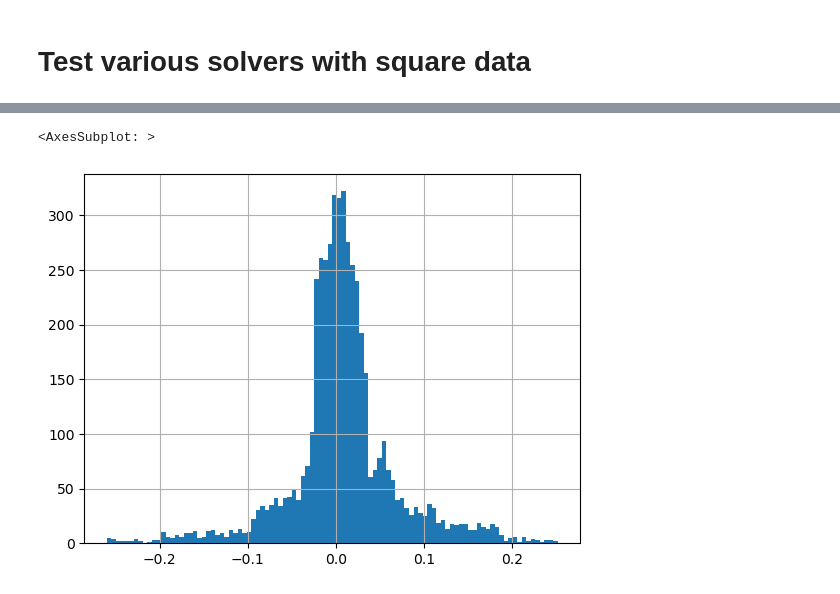
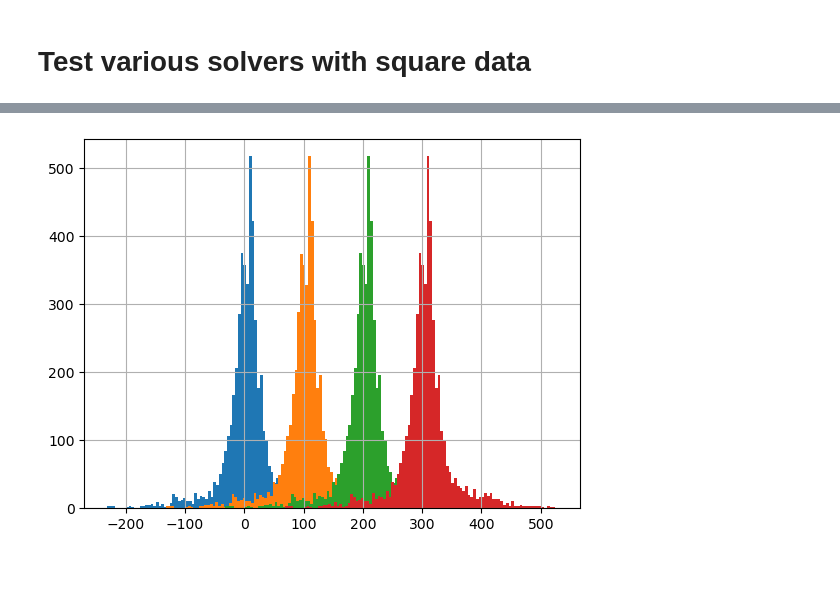
Before and after one commit to mdtanker/RIS_gravity_inversion, a Jupyter notebook: notebooks/solver_comparison.ipynb, the cells around one changed output, grey strips where cells are left out. Saved outputs shown, nothing was run; the diff lists cells and outputs as text; code cells hidden in the pictures.

```diff
--- a/notebooks/solver_comparison.ipynb
+++ b/notebooks/solver_comparison.ipynb
@@ -32,16 +84,19 @@ residuals = copy.deepcopy(square_res)
 solvers = [
     "verde least squares",
     "scipy least squares",
-    "scipy constrained",
-    "scipy nonlinear lsqr",
-    "CLR",
-    "scipy conjugate",
+    # "scipy constrained",
+    # "CLR",
+    # "scipy conjugate",
+
     "numpy least squares",
-    "steepest descent",
+    # "steepest descent",
     "gauss newton",
 ]
 # %%
+times = []
+results = []
 for s in solvers:
+    time_start = time.perf_counter()
     step = inv.solver(
         jacobian.copy(),
         residuals,
@@ -49,4 +104,7 @@ for s in solvers:
         bounds=None,
         damping=None,
     )
-    pd.Series(step).hist(bins=100)
+    time_end = time.perf_counter()
+    times.append(time_end - time_start)
+    results.append(step)
+times
@@ -155,10 +111,15 @@ pd.Series(step).hist(bins=100)
-# %%
-# steepest descent
-jacobian = jacobian.copy()
-
-step = jacobian.T @ residuals
-
-pd.Series(step).hist(bins=100)
-# %% [output]
-<AxesSubplot: >
-[figure, removed]
+# %%
+offset_results = []
+for i, r in enumerate(results):
+    offset_results.append(r + i*100)
+
+# import plotly.io as pio
+# pio.renderers.default = "notebook"
+# pio.renderers
+# fig = ff.create_distplot(offset_results, solvers, show_hist=True)
+# fig.show()
+# %%
+for r in offset_results:
+    pd.Series(r).hist(bins=100)
+# %% [output]
+[figure, added]
```
Also changed, not shown: parts of 27 cells of this notebook, 16 other files.
